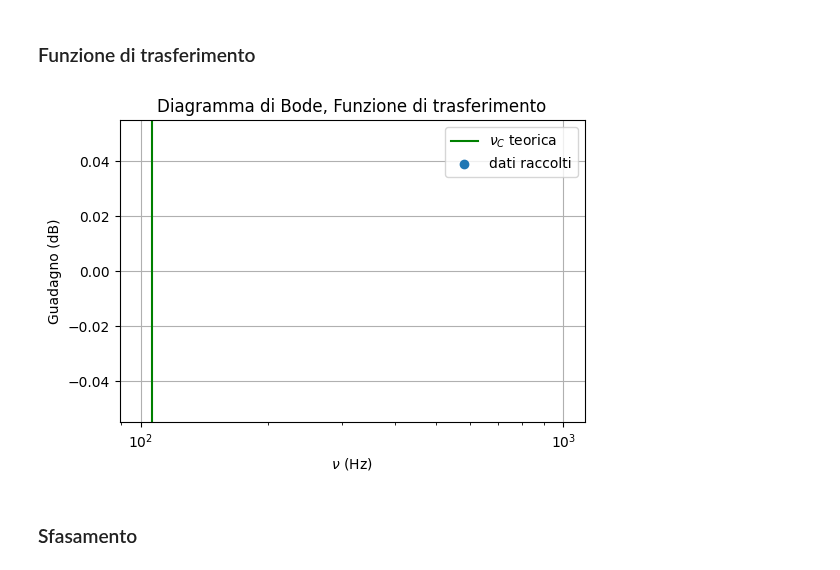
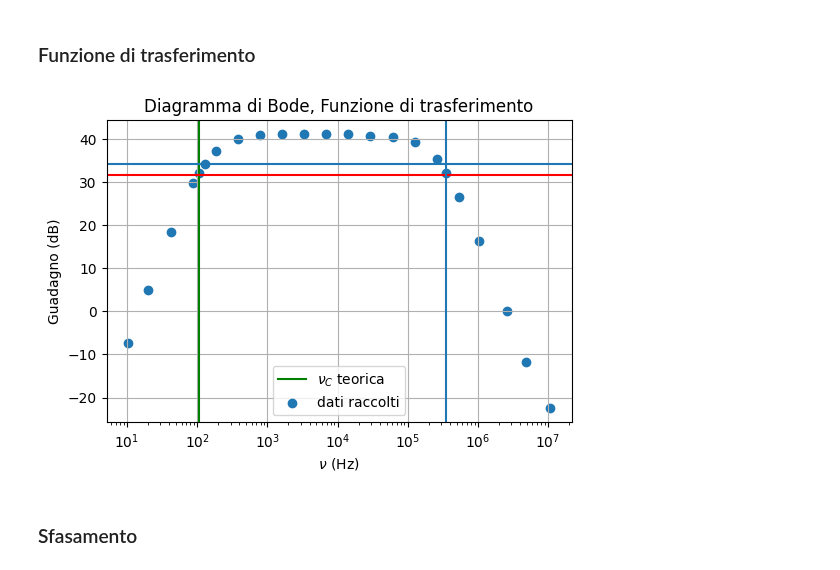
Before and after one commit to 1892051/LabSS, a Jupyter notebook: LabSS/esperienza_2/esp2.ipynb, the cells around one changed output. Cells and saved outputs as stored; diff of their text form; code cells hidden in the pictures.

```diff
--- a/LabSS/esperienza_2/esp2.ipynb
+++ b/LabSS/esperienza_2/esp2.ipynb
@@ -42,0 +39,4 @@ nu = np.array([])
+# %%
+nu = np.array([10.22,19.85,42.65,88.3,105.7,129.9,183.7,378,784,1623,3325,6920,14050,29138,61650,127050,258300,349000,545500,1033500,2608000,4805000,10810000])
+V_in = np.array([810,820,820,820,820,820,810,810,810,810,810,810,810,810,800,800,800,810,800,800,800,790,740])*10**-3
+V_out = np.array([0.56,1.05,2.05,3.64,4.10,4.55,5.23,5.99,6.27,6.35,6.35,6.35,6.31,6.20,6.07,5.71,4.70,4.02,3.02,1.81,0.8,0.44,0.24])
@@ -73,17 +93,21 @@ df.to_latex()
 # %%
 plt.xscale("log")
 plt.scatter(nu,20*np.log(T), label="dati raccolti")
 #plt.axhline(-3, color="red", label="-3dB") # Bisogna vedere se T_max == 1, altrimenti credo che questa ordinata non sia corretta
 plt.axvline(nu_c_attesa, label="$\\nu_C$ teorica", color="green")
 plt.legend()
+plt.axhline(20*np.log(T.max()/np.sqrt(2)))
+plt.axhline(20*np.log( T.max()-3) ,color="red")
+
+plt.axvline(350000)
 
 plt.xlabel("$\\nu$ (Hz)")
 plt.ylabel("Guadagno (dB)")
 plt.grid()
 plt.title("Diagramma di Bode, Funzione di trasferimento")
 plt.savefig("Bode_T.png", dpi=300)
 # %% [output]
-[figure, old version]
+[figure, new version]
 # %% [markdown]
 ### Sfasamento
 # %% [markdown]
```
Also changed, not shown: parts of 6 cells of this notebook, 1 other file.
